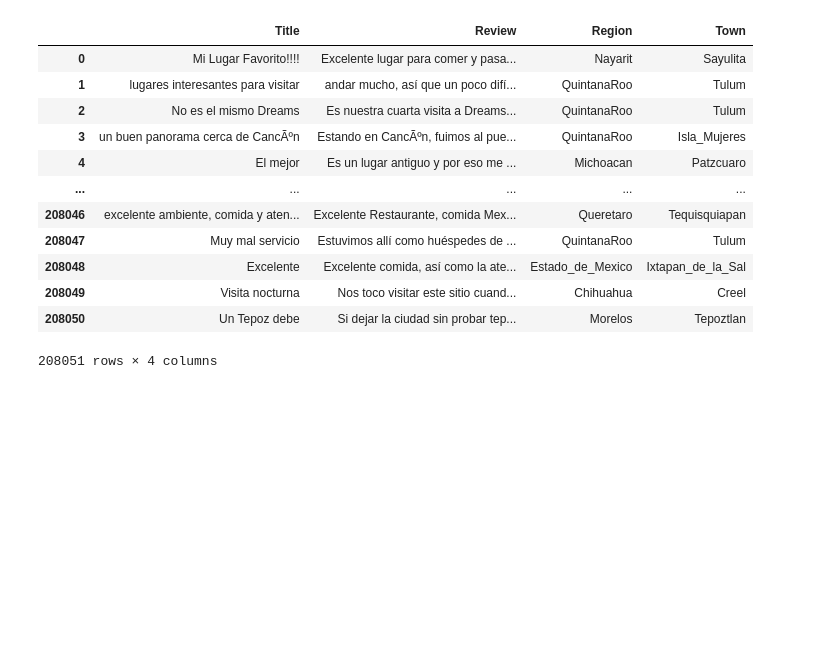
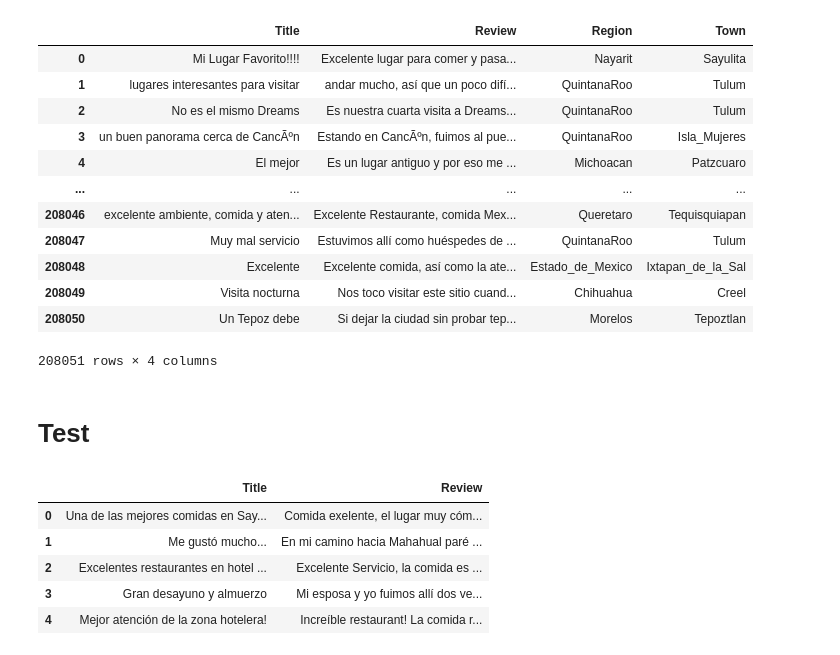
Before and after one commit to gmauricio-toledo/NLP-LCC, a Jupyter notebook: Rest-Mex/Dataset.ipynb, the cells around one changed output. Drawn from its saved outputs; the diff is of its cells as text; code cells hidden in the pictures; blank space fills up the shorter version.

```diff
--- a/Rest-Mex/Dataset.ipynb
+++ b/Rest-Mex/Dataset.ipynb
@@ -70,3 +70,19 @@ df3
 | 208049 | Visita nocturna | Nos toco visitar este sitio cuand... | Chihuahua | Creel |
 | 208050 | Un Tepoz debe | Si dejar la ciudad sin probar tep... | Morelos | Tepoztlan |
 208051 rows × 4 columns
+# %% [markdown]
+# Test
+# %%
+import pandas as pd
+
+url = "https://raw.githubusercontent.com/gmauricio-toledo/NLP-LCC/main/Rest-Mex/Rest-Mex_2025_test.xlsx"
+df = pd.read_excel(url)
+df.drop(columns='ID',inplace=True)
+df.head()
+# %% [output]
+|  | Title | Review |
+| 0 | Una de las mejores comidas en Say... | Comida exelente, el lugar muy cóm... |
+| 1 | Me gustó mucho... | En mi camino hacia Mahahual paré ... |
+| 2 | Excelentes restaurantes en hotel ... | Excelente Servicio, la comida es ... |
+| 3 | Gran desayuno y almuerzo | Mi esposa y yo fuimos allí dos ve... |
+| 4 | Mejor atención de la zona hotelera! | Increíble restaurant! La comida r... |
```
